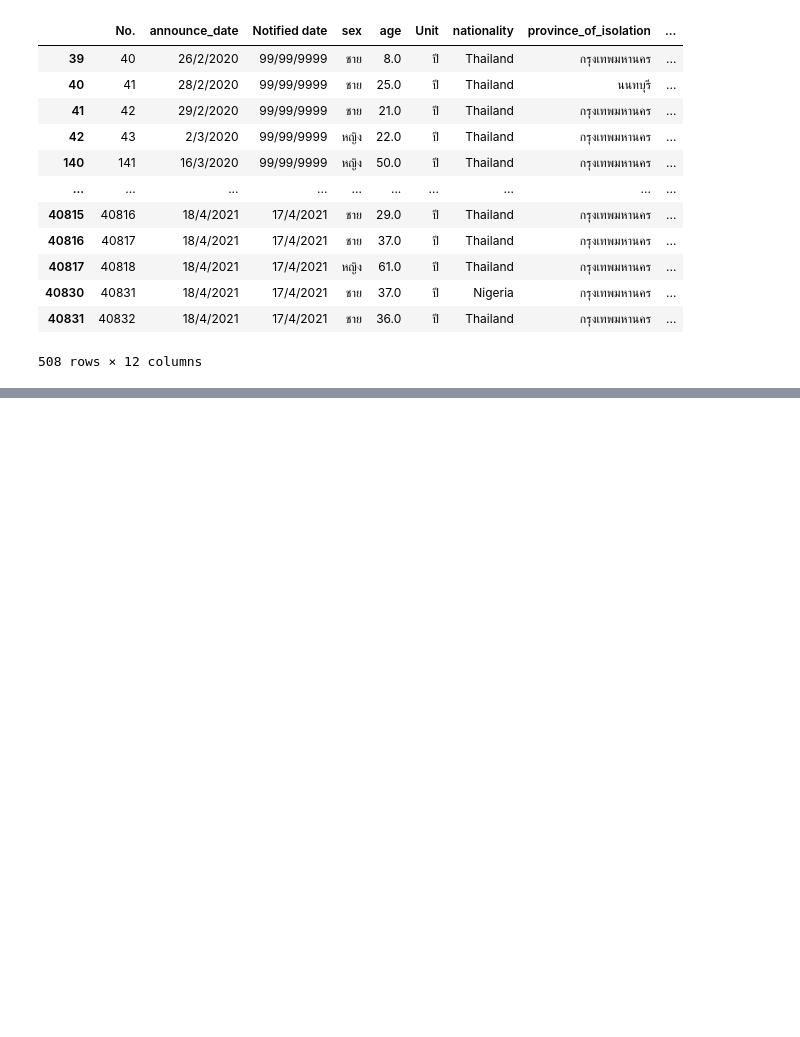
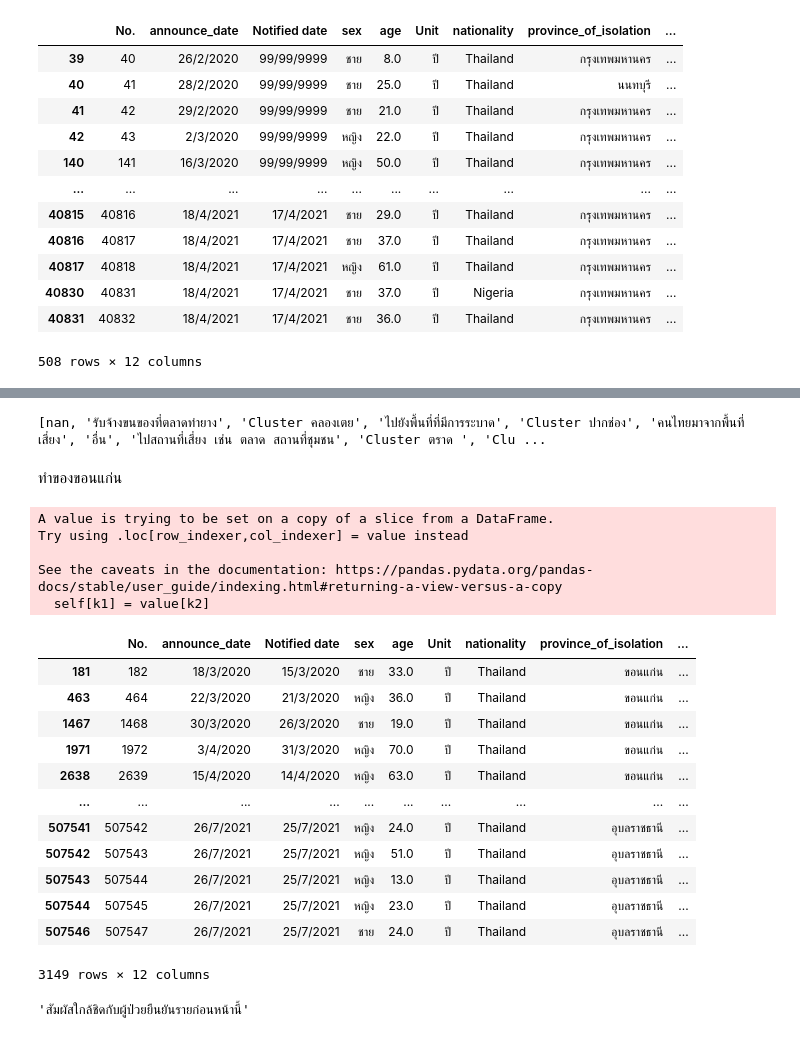
Before and after one commit to tohnperfect/DPDM2021, a Jupyter notebook: Data_Preprocessing_(Chapter_3).ipynb, the cells around one changed output, grey strips where cells are left out. Cells and saved outputs as stored; diff of their text form; code cells hidden in the pictures; blank space fills up the shorter version.

```diff
--- a/Data_Preprocessing_(Chapter_3).ipynb
+++ b/Data_Preprocessing_(Chapter_3).ipynb
@@ -731,0 +750,37 @@ data_cases[pd.isna(data_cases2['province_of_isolation'])]
+# %%
+risk_list = list(set(data_cases['risk']))
+print(risk_list)
+# %% [output]
+[nan, 'รับจ้างขนของที่ตลาดท่ายาง', 'Cluster คลองเตย', 'ไปยังพื้นที่ที่มีการระบาด', 'Cluster ปากช่อง', 'คนไทยมาจากพื้นที่เสี่ยง', 'อื่น', 'ไปสถานที่เสี่ยง เช่น ตลาด สถานที่ชุมชน', 'Cluster ตราด ', 'Clu ...
+# %% [markdown]
+ทำของขอนแก่น
+# %%
+dataKK = data_cases[data_cases['province_of_onset']=='ขอนแก่น']
+# %%
+dataKK[['risk']] = dataKK[['risk']].fillna(data_cases[['risk']].dropna().mode().iloc[0,0])
+# %% [output]
+A value is trying to be set on a copy of a slice from a DataFrame.
+Try using .loc[row_indexer,col_indexer] = value instead
+
+See the caveats in the documentation: https://pandas.pydata.org/pandas-docs/stable/user_guide/indexing.html#returning-a-view-versus-a-copy
+  self[k1] = value[k2]
+# %%
+dataKK
+# %% [output]
+|  | No. | announce_date | Notified date | sex | age | Unit | nationality | province_of_isolation | ... |
+| 181 | 182 | 18/3/2020 | 15/3/2020 | ชาย | 33.0 | ปี | Thailand | ขอนแก่น | ... |
+| 463 | 464 | 22/3/2020 | 21/3/2020 | หญิง | 36.0 | ปี | Thailand | ขอนแก่น | ... |
+| 1467 | 1468 | 30/3/2020 | 26/3/2020 | ชาย | 19.0 | ปี | Thailand | ขอนแก่น | ... |
+| 1971 | 1972 | 3/4/2020 | 31/3/2020 | หญิง | 70.0 | ปี | Thailand | ขอนแก่น | ... |
+| 2638 | 2639 | 15/4/2020 | 14/4/2020 | หญิง | 63.0 | ปี | Thailand | ขอนแก่น | ... |
+| ... | ... | ... | ... | ... | ... | ... | ... | ... | ... |
+| 507541 | 507542 | 26/7/2021 | 25/7/2021 | หญิง | 24.0 | ปี | Thailand | อุบลราชธานี | ... |
+| 507542 | 507543 | 26/7/2021 | 25/7/2021 | หญิง | 51.0 | ปี | Thailand | อุบลราชธานี | ... |
+| 507543 | 507544 | 26/7/2021 | 25/7/2021 | หญิง | 13.0 | ปี | Thailand | อุบลราชธานี | ... |
+| 507544 | 507545 | 26/7/2021 | 25/7/2021 | หญิง | 23.0 | ปี | Thailand | อุบลราชธานี | ... |
+| 507546 | 507547 | 26/7/2021 | 25/7/2021 | ชาย | 24.0 | ปี | Thailand | อุบลราชธานี | ... |
+3149 rows × 12 columns
+# %%
+data_cases[['risk']].dropna().mode().iloc[0,0]
+# %% [output]
+'สัมผัสใกล้ชิดกับผู้ป่วยยืนยันรายก่อนหน้านี้'
```
Also changed, not shown: parts of 3 cells of this notebook.
